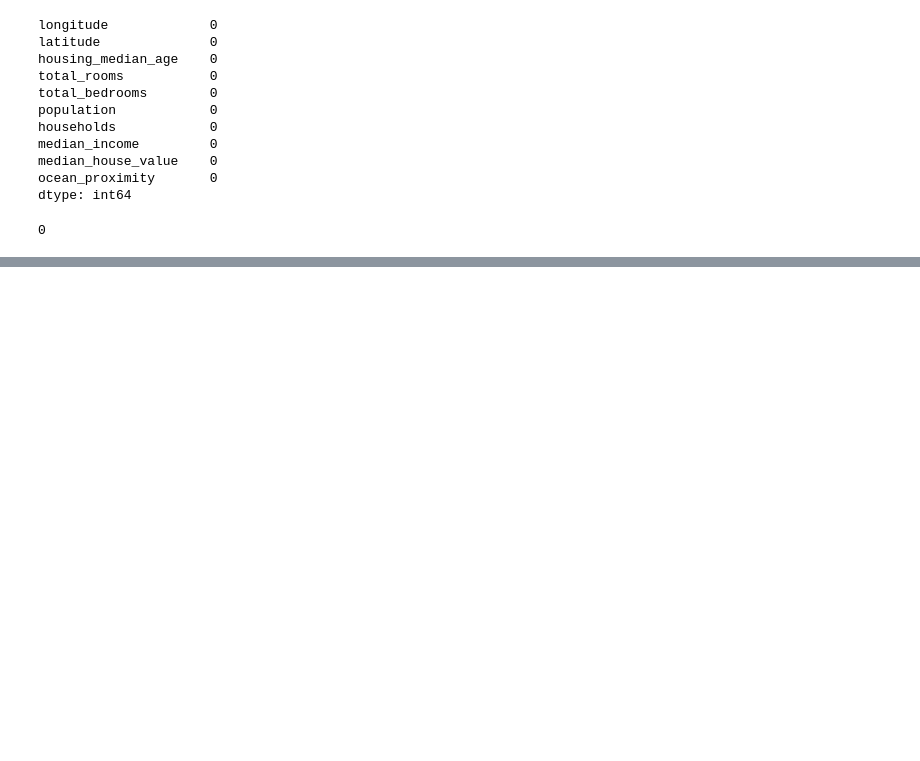
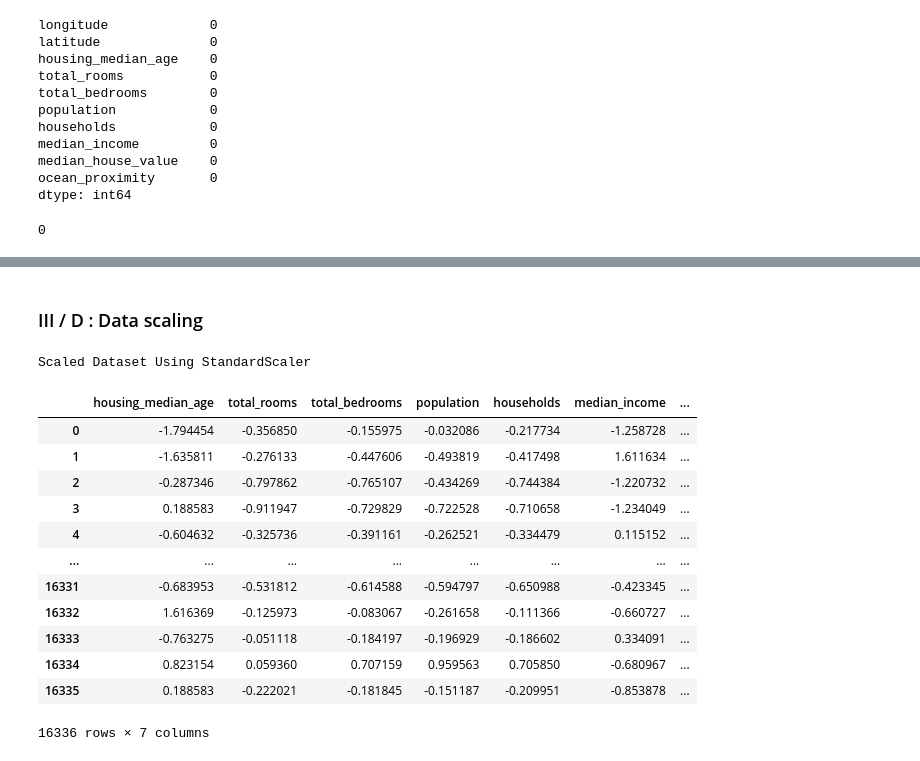
Before and after one commit to JonathanRaso/silicon_valley_immo_arturo, a Jupyter notebook: notebook_EDA.ipynb, the cells around one changed output, grey strips where cells are left out. Drawn from its saved outputs; the diff is of its cells as text; code cells hidden in the pictures; blank space fills up the shorter version.

```diff
--- a/notebook_EDA.ipynb
+++ b/notebook_EDA.ipynb
@@ -186,0 +217,33 @@ data_df.duplicated().sum()
+# %% [markdown]
+### III / D : Data scaling
+# %%
+# We know that there is a problem with the scale of our features. We will use sklearn to do that.
+
+# First, we define StandardScaler()
+scaler = StandardScaler()
+
+# Then, we scale our data, selecting only the column that we want to scale.
+scaled_df = scaler.fit_transform(data_df.iloc[:, 2:9].to_numpy())
+
+# Finaly, we create a dataframe to store these values.
+scaled_df = pd.DataFrame(scaled_df, columns=['housing_median_age','total_rooms',
+                                             'total_bedrooms','population',
+                                             'households','median_income','median_house_value'])
+
+print("Scaled Dataset Using StandardScaler")
+scaled_df
+# %% [output]
+Scaled Dataset Using StandardScaler
+|  | housing_median_age | total_rooms | total_bedrooms | population | households | median_income | ... |
+| 0 | -1.794454 | -0.356850 | -0.155975 | -0.032086 | -0.217734 | -1.258728 | ... |
+| 1 | -1.635811 | -0.276133 | -0.447606 | -0.493819 | -0.417498 | 1.611634 | ... |
+| 2 | -0.287346 | -0.797862 | -0.765107 | -0.434269 | -0.744384 | -1.220732 | ... |
+| 3 | 0.188583 | -0.911947 | -0.729829 | -0.722528 | -0.710658 | -1.234049 | ... |
+| 4 | -0.604632 | -0.325736 | -0.391161 | -0.262521 | -0.334479 | 0.115152 | ... |
+| ... | ... | ... | ... | ... | ... | ... | ... |
+| 16331 | -0.683953 | -0.531812 | -0.614588 | -0.594797 | -0.650988 | -0.423345 | ... |
+| 16332 | 1.616369 | -0.125973 | -0.083067 | -0.261658 | -0.111366 | -0.660727 | ... |
+| 16333 | -0.763275 | -0.051118 | -0.184197 | -0.196929 | -0.186602 | 0.334091 | ... |
+| 16334 | 0.823154 | 0.059360 | 0.707159 | 0.959563 | 0.705850 | -0.680967 | ... |
+| 16335 | 0.188583 | -0.222021 | -0.181845 | -0.151187 | -0.209951 | -0.853878 | ... |
+16336 rows × 7 columns
```
Also changed, not shown: parts of 8 cells of this notebook.
